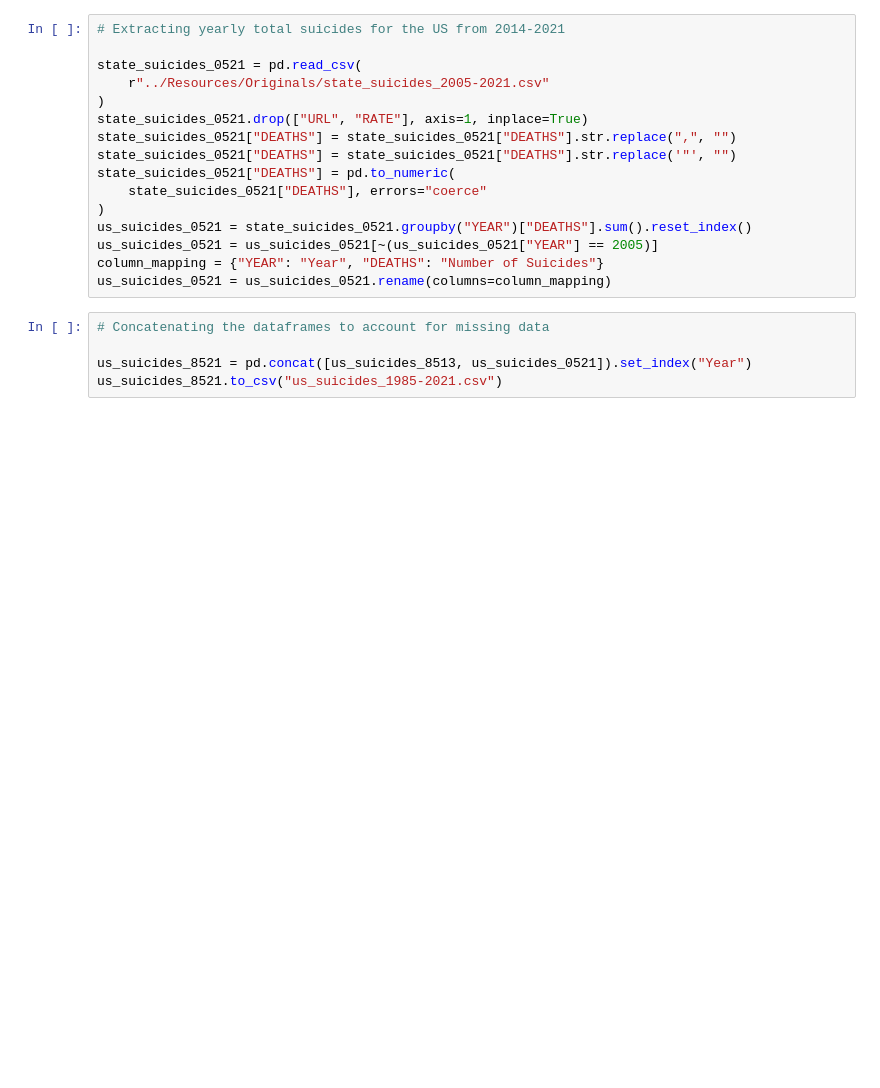
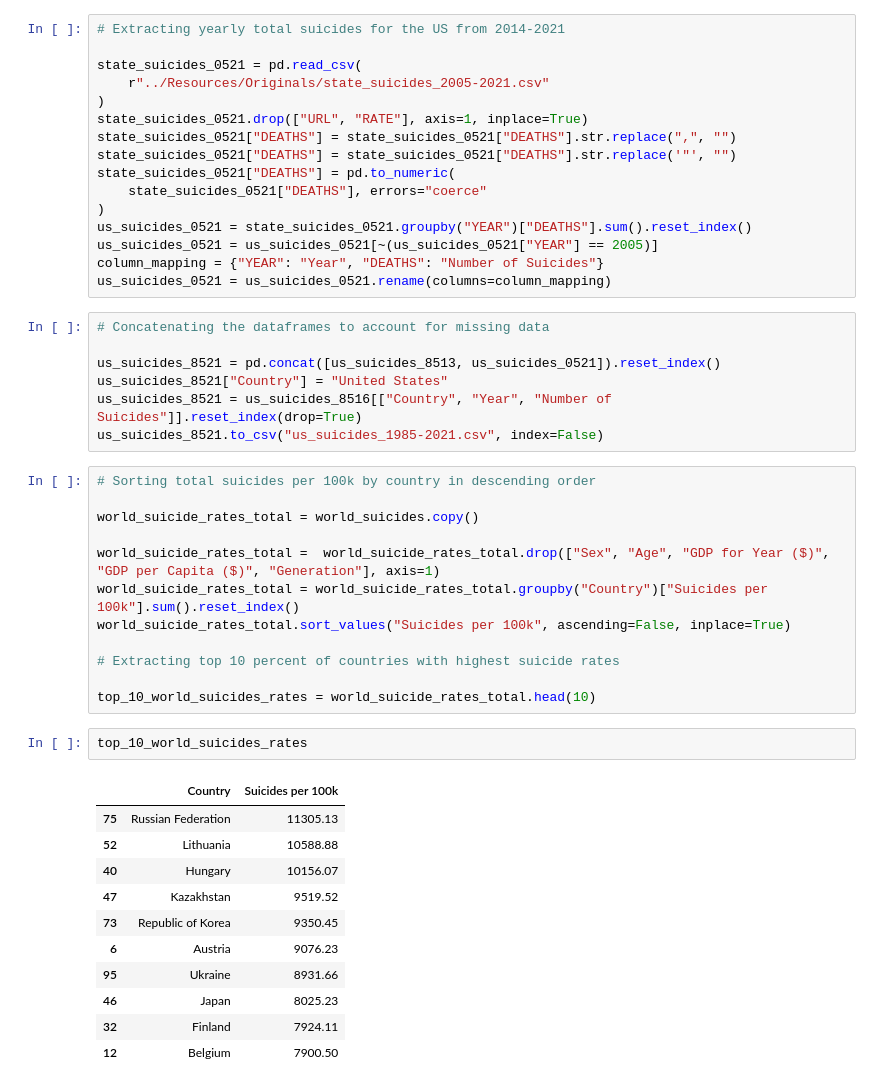
Before and after one commit to marko-londo/Suicide-Analysis, a Jupyter notebook: Notebooks/data_cleaning.ipynb, the cells around one changed output. Cells and saved outputs as stored; diff of their text form; blank space fills up the shorter version.

```diff
--- a/Notebooks/data_cleaning.ipynb
+++ b/Notebooks/data_cleaning.ipynb
@@ -80,8 +159,36 @@ us_suicides_0521 = us_suicides_0521.rename(columns=column_mapping)
 # %%
 # Concatenating the dataframes to account for missing data
 
-us_suicides_8521 = pd.concat([us_suicides_8513, us_suicides_0521]).set_index("Year")
-us_suicides_8521.to_csv("us_suicides_1985-2021.csv")
+us_suicides_8521 = pd.concat([us_suicides_8513, us_suicides_0521]).reset_index()
+us_suicides_8521["Country"] = "United States"
+us_suicides_8521 = us_suicides_8516[["Country", "Year", "Number of Suicides"]].reset_index(drop=True)
+us_suicides_8521.to_csv("us_suicides_1985-2021.csv", index=False)
+# %%
+# Sorting total suicides per 100k by country in descending order
+
+world_suicide_rates_total = world_suicides.copy()
+
+world_suicide_rates_total =  world_suicide_rates_total.drop(["Sex", "Age", "GDP for Year ($)", "GDP per Capita ($)", "Generation"], axis=1)
+world_suicide_rates_total = world_suicide_rates_total.groupby("Country")["Suicides per 100k"].sum().reset_index()
+world_suicide_rates_total.sort_values("Suicides per 100k", ascending=False, inplace=True)
+
+# Extracting top 10 percent of countries with highest suicide rates
+
+top_10_world_suicides_rates = world_suicide_rates_total.head(10)
+# %%
+top_10_world_suicides_rates
+# %% [output]
+|  | Country | Suicides per 100k |
+| 75 | Russian Federation | 11305.13 |
+| 52 | Lithuania | 10588.88 |
+| 40 | Hungary | 10156.07 |
+| 47 | Kazakhstan | 9519.52 |
+| 73 | Republic of Korea | 9350.45 |
+| 6 | Austria | 9076.23 |
+| 95 | Ukraine | 8931.66 |
+| 46 | Japan | 8025.23 |
+| 32 | Finland | 7924.11 |
+| 12 | Belgium | 7900.50 |
 # %%
 # Extracting Russia suicides from World suicides
 
```
Also changed, not shown: parts of 10 cells of this notebook, 13 other files.
